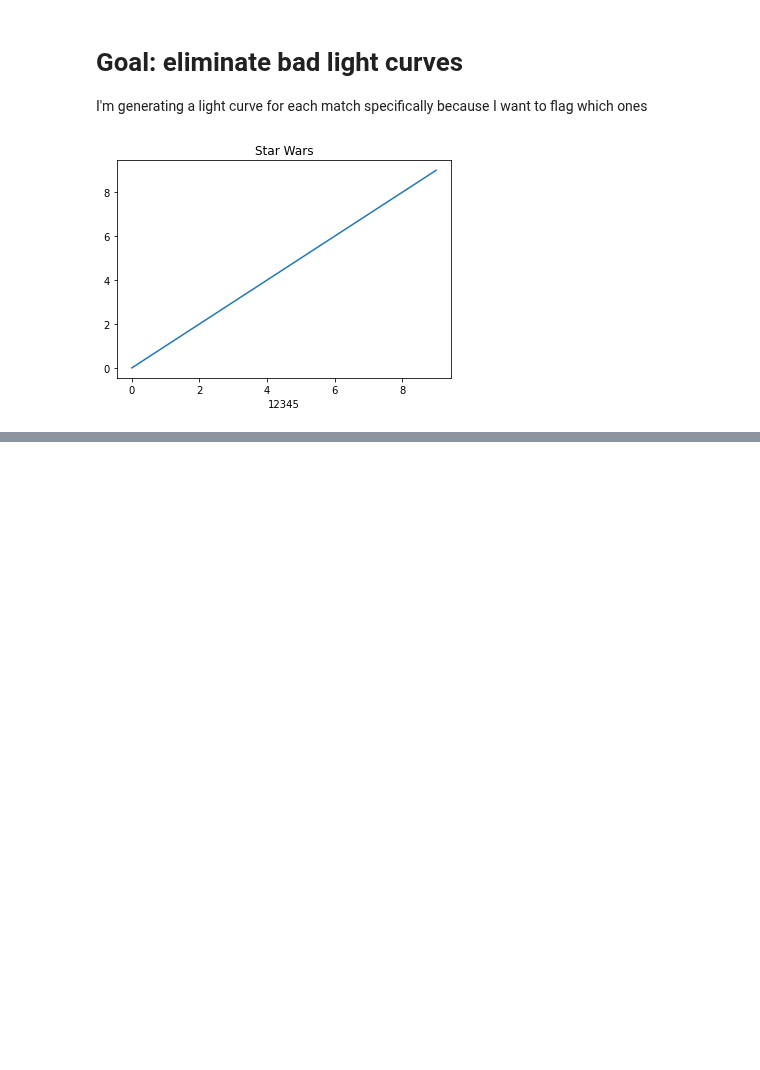
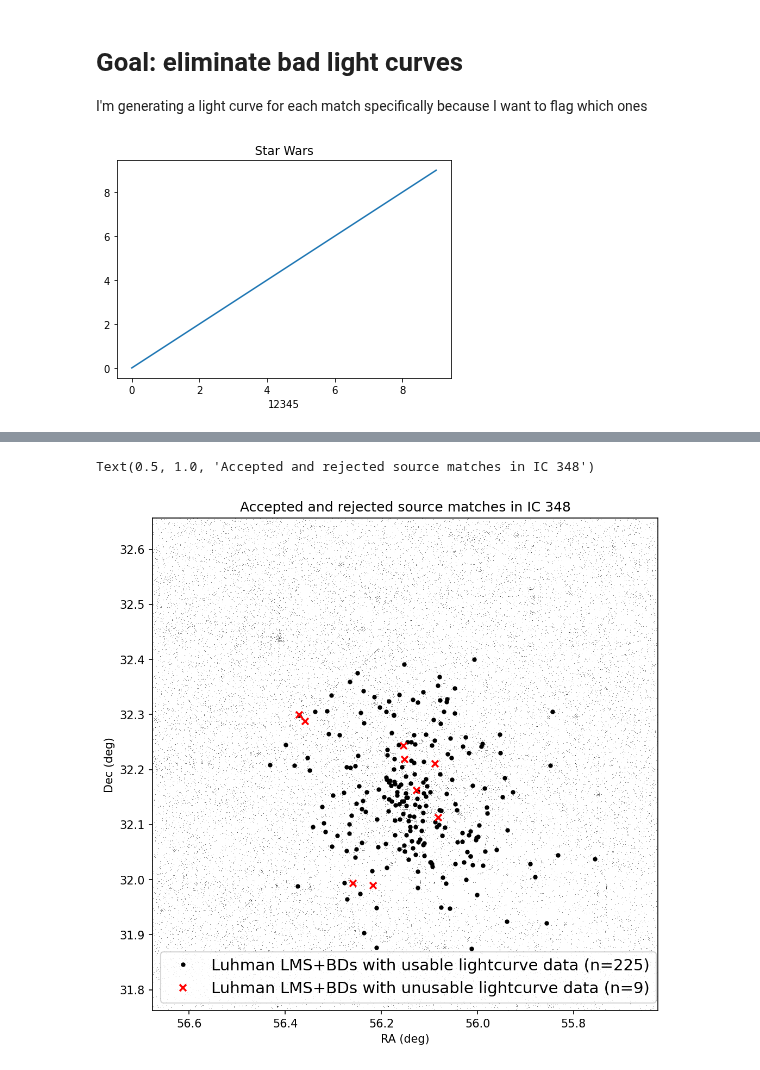
Before and after one commit to tomr-stargazer/Variability_Project_2020, a Jupyter notebook: wuvars/analysis/prototypes/Lightcurves of all matches - first pass for inspection.ipynb, the cells around one changed output, grey strips where cells are left out. Saved outputs shown, nothing was run; the diff lists cells and outputs as text; code cells hidden in the pictures; blank space fills up the shorter version.

```diff
--- a/wuvars/analysis/prototypes/Lightcurves of all matches - first pass for inspection.ipynb
+++ b/wuvars/analysis/prototypes/Lightcurves of all matches - first pass for inspection.ipynb
@@ -101,0 +560,32 @@ for i, sid in enumerate(lowmass_match_sids):
+# %%
+import pandas as pd
+
+lc_dir = "/Users/tsrice/Documents/Variability_Project_2020/wuvars/analysis/prototypes/BD_lcs_v3"
+inspect_ic = pd.read_csv(os.path.join(lc_dir, "inspection_ic.csv"), skipinitialspace=True)
+
+ic_spread = spreadsheet.load_wserv_v2(8)
+ic_q = quality_classes.load_q(8)
+# %%
+plt.figure(figsize=(8,8), dpi=150)
+
+rejected_sources_ic = inspect_ic['SOURCEID'][inspect_ic['exclude?'] == 'yes']
+# inspect_onc['SOURCEID']
+
+rejected_sources_ic_ind = np.in1d(lowmass_ic_joint_matches['SOURCEID'], rejected_sources_ic)
+
+plt.plot(np.degrees(ic_spread['median']['RA']), np.degrees(ic_spread['median']['DEC']), 'k,', alpha=0.5)
+
+plt.plot(np.degrees(lowmass_ic_joint_matches['RA'][~rejected_sources_ic_ind]), np.degrees(lowmass_ic_joint_matches['DEC'][~rejected_sources_ic_ind]), 'k.', label='Luhman LMS+BDs with usable lightcurve data (n=225)')
+plt.plot(np.degrees(lowmass_ic_joint_matches['RA'][rejected_sources_ic_ind]), np.degrees(lowmass_ic_joint_matches['DEC'][rejected_sources_ic_ind]), 'rx', ms=6, mew=1.7, label='Luhman LMS+BDs with unusable lightcurve data (n=9)')
+plt.gca().invert_xaxis()
+plt.xlabel("RA (deg)")
+plt.ylabel("Dec (deg)")
+
+plt.xlim(np.degrees(ic_spread['median']['RA'][ic_q.q2]).max(), np.degrees(ic_spread['median']['RA'][ic_q.q2]).min())
+plt.ylim(np.degrees(ic_spread['median']['DEC']).min(), np.degrees(ic_spread['median']['DEC']).max())
+
+plt.legend(fontsize=14, loc='lower left')
+plt.title("Accepted and rejected source matches in IC 348")
+# %% [output]
+Text(0.5, 1.0, 'Accepted and rejected source matches in IC 348')
+[figure, added]
```
Also changed, not shown: parts of 29 cells of this notebook.
